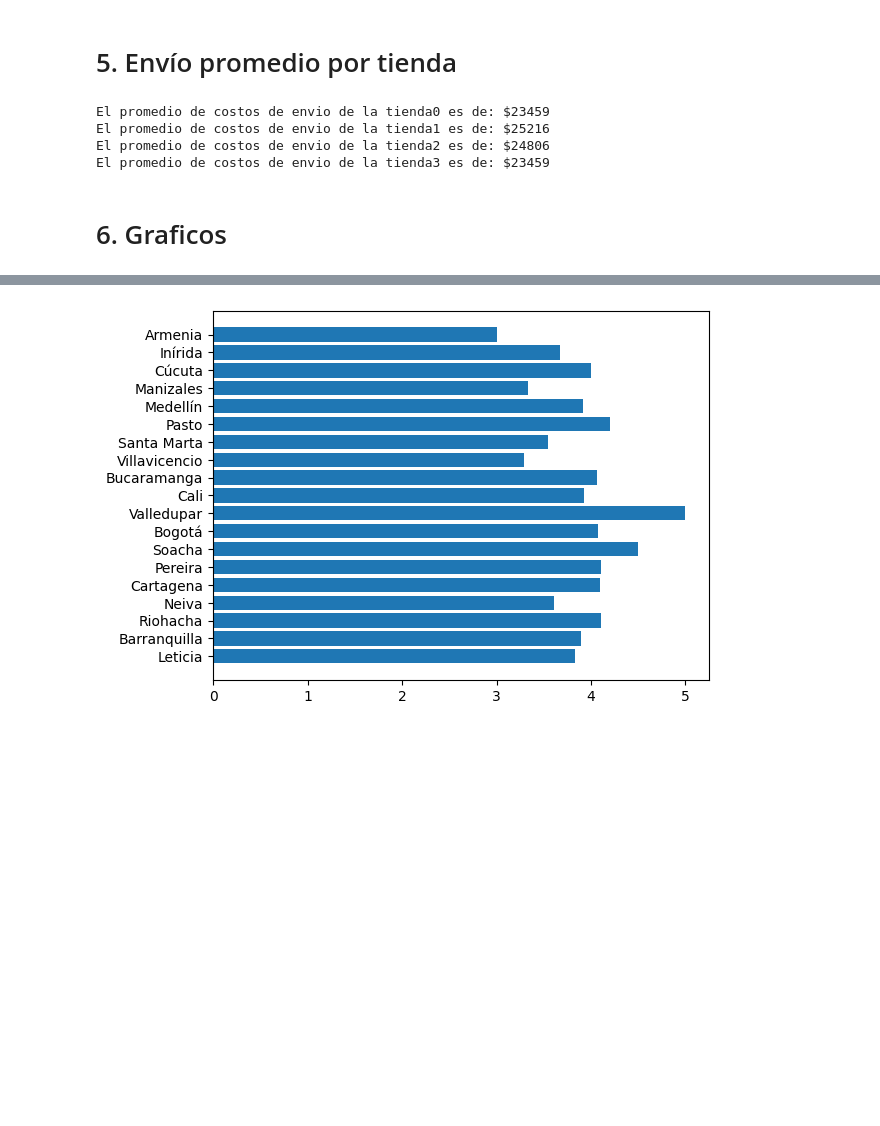
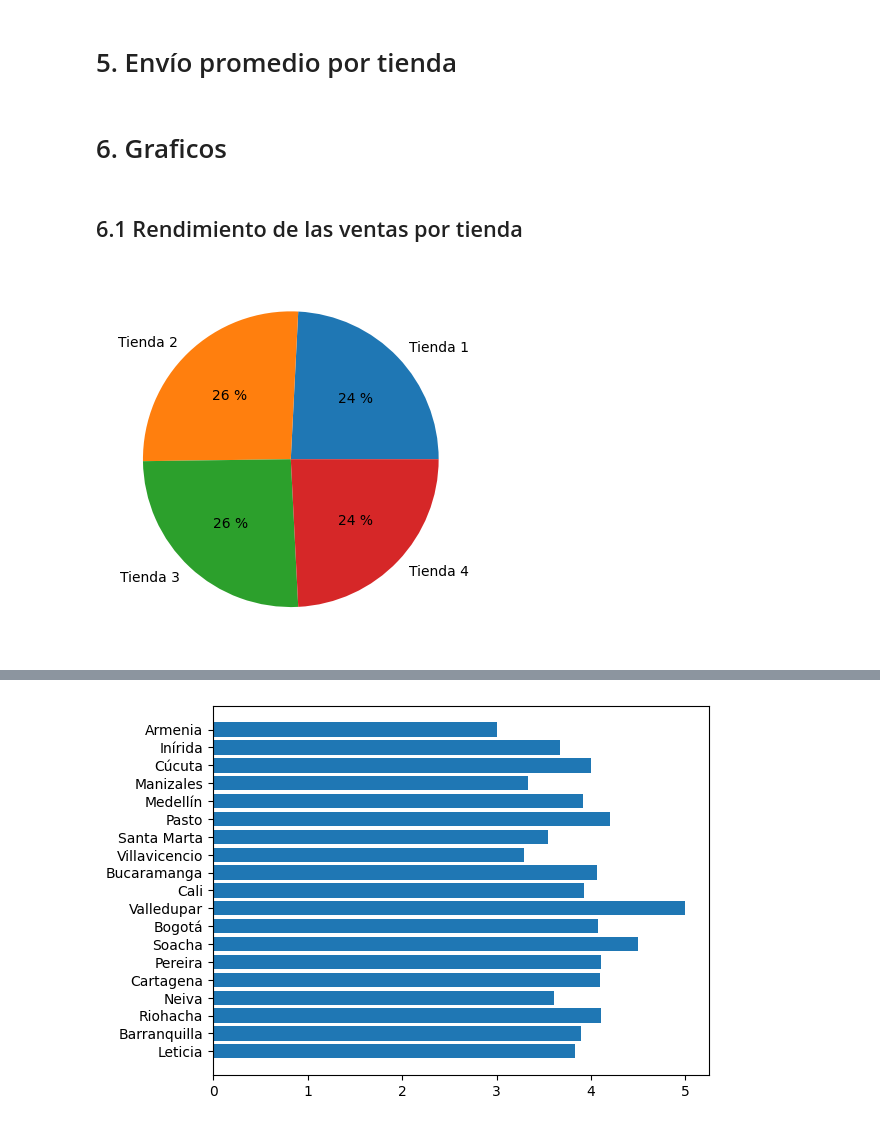
Before and after one commit to lukitasmois/challenge-alura-store, a Jupyter notebook: AluraStoreLatam.ipynb, the cells around one changed output, grey strips where cells are left out. Cells and saved outputs as stored; diff of their text form; code cells hidden in the pictures; blank space fills up the shorter version.

```diff
--- a/AluraStoreLatam.ipynb
+++ b/AluraStoreLatam.ipynb
@@ -112,9 +124,6 @@ lista_tiendas= [tienda, tienda2, tienda3, tienda4]
 # %%
+lista_tiendas= [tienda, tienda2, tienda3, tienda4]
+
 for i in range(len(lista_tiendas)):
   promedio = (round(sum(lista_tiendas[i]['Costo de envío'])/len(lista_tiendas[i]['Costo de envío'])))
   print(f'El promedio de costos de envio de la tienda{i} es de: ${promedio}')
-# %% [output]
-El promedio de costos de envio de la tienda0 es de: $23459
-El promedio de costos de envio de la tienda1 es de: $25216
-El promedio de costos de envio de la tienda2 es de: $24806
-El promedio de costos de envio de la tienda3 es de: $23459
@@ -121,2 +137,22 @@ El promedio de costos de envio de la tienda3 es de: $23459
 # %% [markdown]
 # 6. Graficos
+# %% [markdown]
+## 6.1 Rendimiento de las ventas por tienda
+# %%
+import matplotlib.pyplot as plt
+lista_tiendas= [tienda, tienda2, tienda3, tienda4]
+
+facturacion = calcular_facturacion(lista_tiendas)
+costos_envios = calcular_costos_envios(lista_tiendas)
+
+balance =[]
+plt.figure()
+
+for i in range(len(lista_tiendas)):
+  balance.append((facturacion[i] - costos_envios[i]))
+
+plt.pie(x=balance, labels=[f'Tienda {i+1}' for i in range(len(lista_tiendas))], autopct='%0.f %%')
+
+plt.show()
+# %% [output]
+[figure, added]
```
Also changed, not shown: parts of 18 cells of this notebook.
